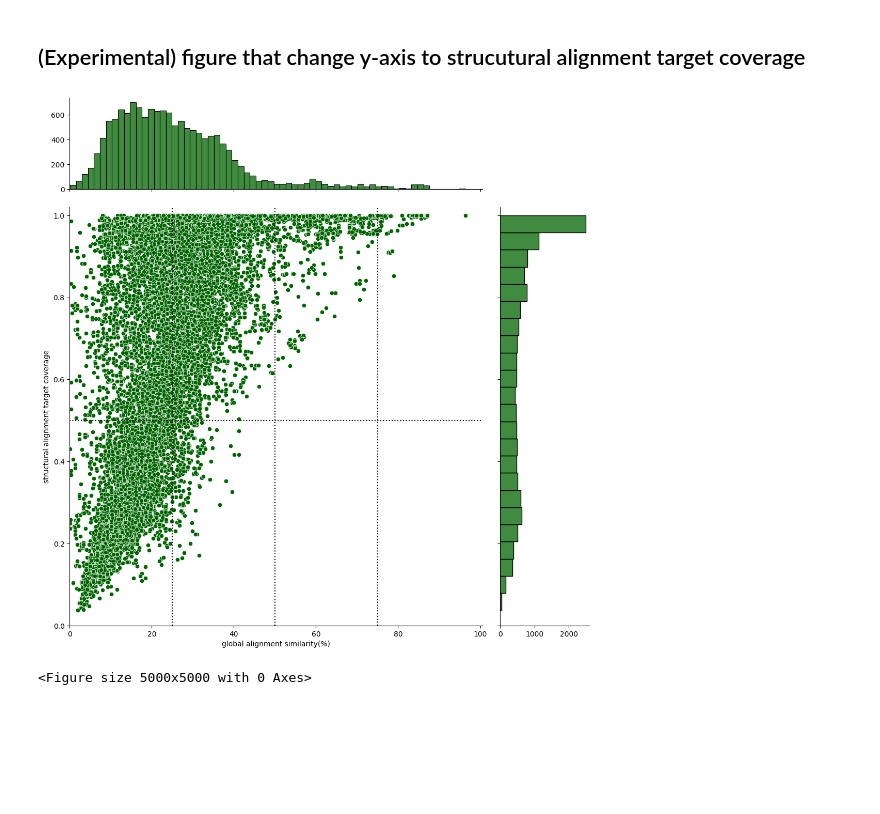
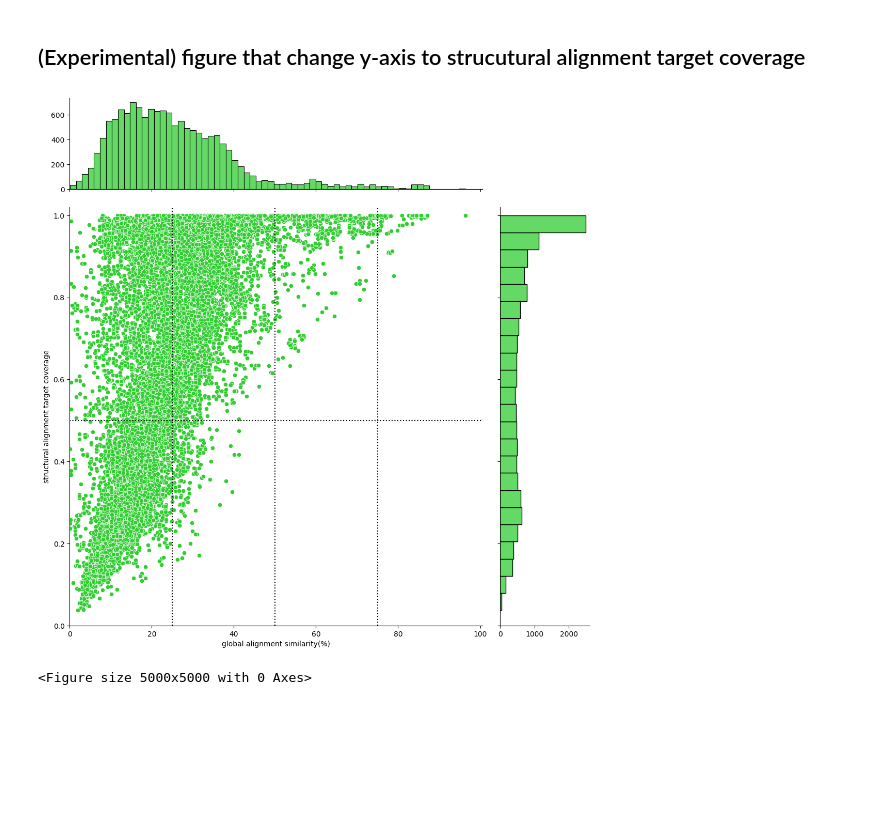
Before and after one commit to yonesora56/HS_rice_analysis, a Jupyter notebook: notebooks/13_foldseek_result_parse_2_up.ipynb, the cells around one changed output. Saved outputs shown, nothing was run; the diff lists cells and outputs as text; code cells hidden in the pictures.

```diff
--- a/notebooks/13_foldseek_result_parse_2_up.ipynb
+++ b/notebooks/13_foldseek_result_parse_2_up.ipynb
@@ -8,6 +8,9 @@ from matplotlib.patches import Patch
 import seaborn as sns # type: ignore
 from upsetplot import UpSet, from_contents # type: ignore
 # %%
+pl.Config.set_fmt_str_lengths(25)
+pl.Config.set_tbl_rows(25)
+
 VERSION = datetime.datetime.now().strftime("%y%m%d")
 print(f"Execute Date: {VERSION}")
 # %% [output]
@@ -359,0 +390,23 @@ plt.show()
+# %%
+foldseek_filter_viz2 = join_foldseek.to_pandas()
+
+sns.jointplot(
+    data=foldseek_filter_viz2,
+    x="Similarity_percent_water",
+    y="lddt",
+    color="darkorange",
+    height=11,
+    ratio=4,
+    marginal_ticks=True
+)
+
+plt.xlim(0,100.5)
+plt.ylim(0,1)
+plt.xlabel("local alignment similarity (%)")
+plt.ylabel("average lDDT") # see foldseek github https://github.com/steineggerlab/foldseek?tab=readme-ov-file#output-search
+plt.axvline(x=25, color="black", linestyle=":")
+plt.axvline(x=50, color="black", linestyle=":")
+plt.axvline(x=75, color="black", linestyle=":")
+plt.axhline(y=0.5, color="black", linestyle=":")
+plt.figure(figsize=(5, 5), dpi=300)
+plt.show()
@@ -366,26 +422,26 @@ plt.show()
 # %%
 sns.jointplot(
     data=foldseek_filter_viz2,
     x="Similarity_percent_needle",
     y="tcov",
-    color="darkgreen",
+    color="limegreen",
     height=11,
     ratio=4,
     marginal_ticks=True
 )
 
 plt.xlim(0,100.5)
 plt.ylim(0,1.02)
 plt.xlabel("global alignment similarity(%)")
 plt.ylabel("structural alignment target coverage")
 plt.axvline(x=25, color="black", linestyle=":")
 plt.axvline(x=50, color="black", linestyle=":")
 plt.axvline(x=75, color="black", linestyle=":")
 plt.axhline(y=0.5, color="black", linestyle=":")
 plt.figure(figsize=(10, 10), dpi=500)
 plt.show()
 # %% [output]
-[figure, old version]
+[figure, new version]
 <Figure size 5000x5000 with 0 Axes>
 # %% [markdown]
 &nbsp;
```
Also changed, not shown: parts of 27 cells of this notebook, 7 other files.
